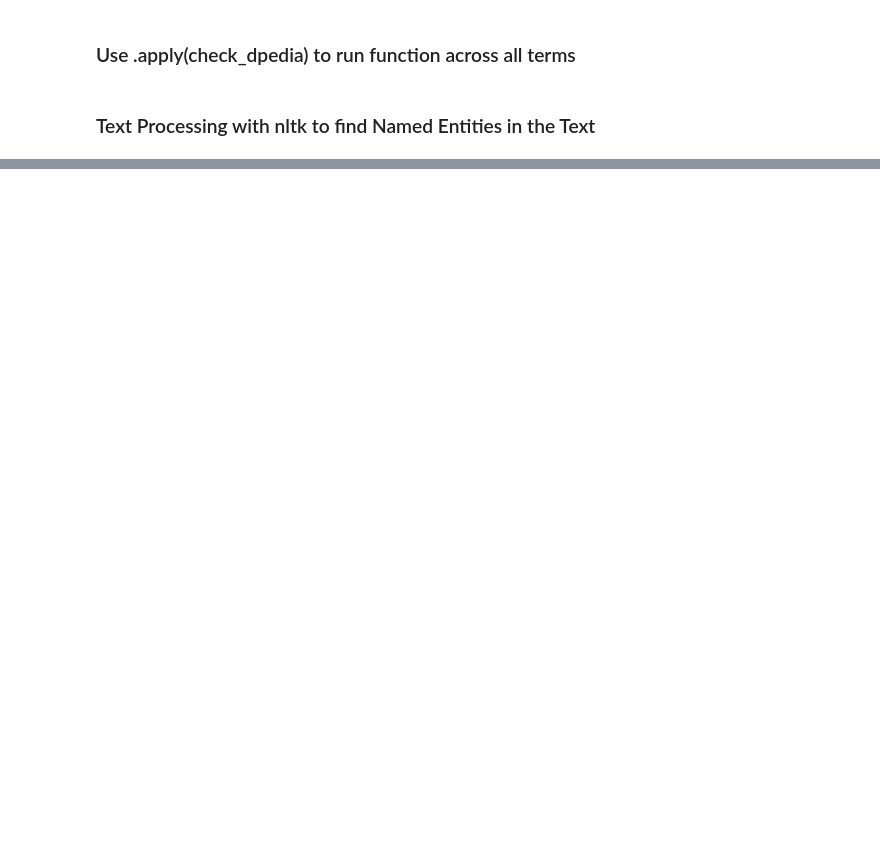
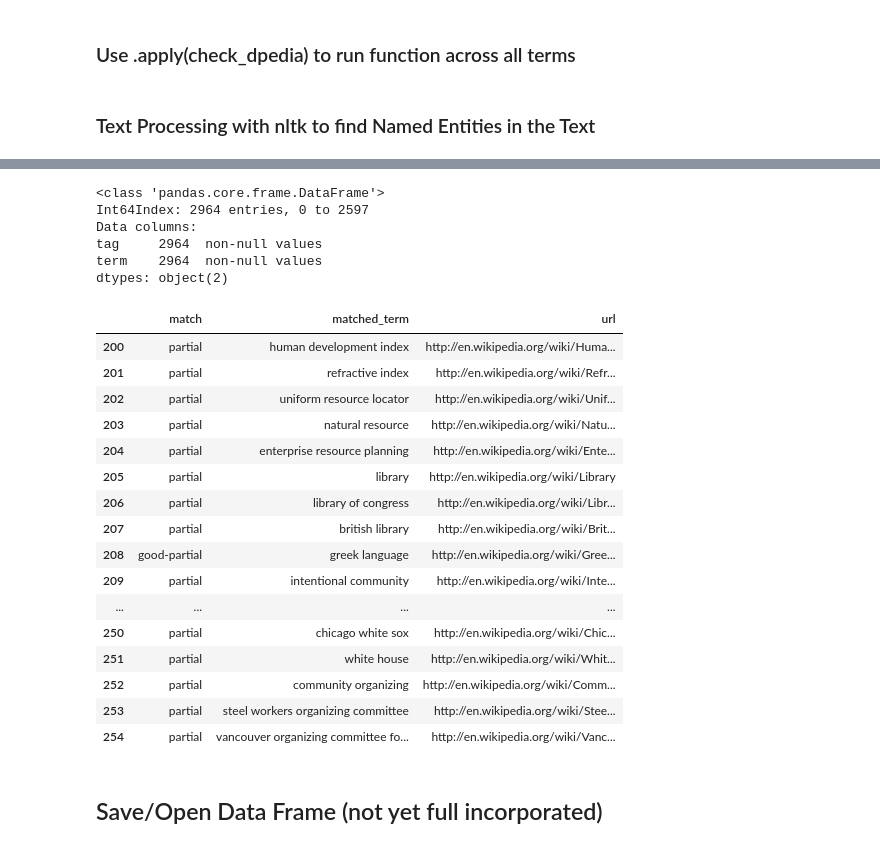
Before and after one commit to AJRenold/doctorbook, a Jupyter notebook: notebooks/DocBookParse.ipynb, the cells around one changed output, grey strips where cells are left out. Drawn from its saved outputs; the diff is of its cells as text; code cells hidden in the pictures; blank space fills up the shorter version.

Commit message:
wiki_fetch class nearing complete

```diff
--- a/notebooks/DocBookParse.ipynb
+++ b/notebooks/DocBookParse.ipynb
@@ -193,0 +209,8 @@ print terms
+# %%
+from collections import Counter
+terms_for_df = []
+term_count = Counter(terms)
+for term,count in term_count.iteritems():
+    if count >= 2:
+        terms_for_df.append(term)
+        print term, count
@@ -193,0 +244,7 @@ print terms
+# %%
+list_for_df = []
+for term in set(terms_for_df):
+    if term != "" and term != " ":
+        list_for_df.append({ 'term': term, 'tag': 'raw'})
+
+print list_for_df[0:1]
@@ -193,0 +253,2 @@ print terms
+# %%
+df = df.append(pd.DataFrame(list_for_df))
@@ -193,0 +277,50 @@ print terms
+# %%
+df
+# %% [output]
+<class 'pandas.core.frame.DataFrame'>
+Int64Index: 2964 entries, 0 to 2597
+Data columns:
+tag     2964  non-null values
+term    2964  non-null values
+dtypes: object(2)
+# %%
+from itertools import islice
+import time
+
+new_cols = []
+
+for row in islice(df.iterrows(),100):
+    r = WikiUrlFetch(row[1]['term'])
+    wikis = r.results
+
+    for wiki in wikis:
+        if wiki['match'] != 'none':
+            new_cols.append( { 'term': row[1]['term'], 'matched_term': wiki['term'], 'match': wiki['match'], 'url': wiki['wiki_url'] } )
+        else:
+            new_cols.append( { 'term': row[1]['term'], 'matched_term': wiki['term'], 'match': wiki['match'], 'url': "" } )
+
+    time.sleep(1)
+
+news_cols_df = pd.DataFrame(new_cols)
+# %%
+news_cols_df[200:]
+# %% [output]
+|  | match | matched_term | url |
+| 200 | partial | human development index | http://en.wikipedia.org/wiki/Huma... |
+| 201 | partial | refractive index | http://en.wikipedia.org/wiki/Refr... |
+| 202 | partial | uniform resource locator | http://en.wikipedia.org/wiki/Unif... |
+| 203 | partial | natural resource | http://en.wikipedia.org/wiki/Natu... |
+| 204 | partial | enterprise resource planning | http://en.wikipedia.org/wiki/Ente... |
+| 205 | partial | library | http://en.wikipedia.org/wiki/Library |
+| 206 | partial | library of congress | http://en.wikipedia.org/wiki/Libr... |
+| 207 | partial | british library | http://en.wikipedia.org/wiki/Brit... |
+| 208 | good-partial | greek language | http://en.wikipedia.org/wiki/Gree... |
+| 209 | partial | intentional community | http://en.wikipedia.org/wiki/Inte... |
+| ... | ... | ... | ... |
+| 250 | partial | chicago white sox | http://en.wikipedia.org/wiki/Chic... |
+| 251 | partial | white house | http://en.wikipedia.org/wiki/Whit... |
+| 252 | partial | community organizing | http://en.wikipedia.org/wiki/Comm... |
+| 253 | partial | steel workers organizing committee | http://en.wikipedia.org/wiki/Stee... |
+| 254 | partial | vancouver organizing committee fo... | http://en.wikipedia.org/wiki/Vanc... |
+# %% [markdown]
+## Save/Open Data Frame (not yet full incorporated)
```
Also changed, not shown: parts of 19 cells of this notebook, 1 other file.
